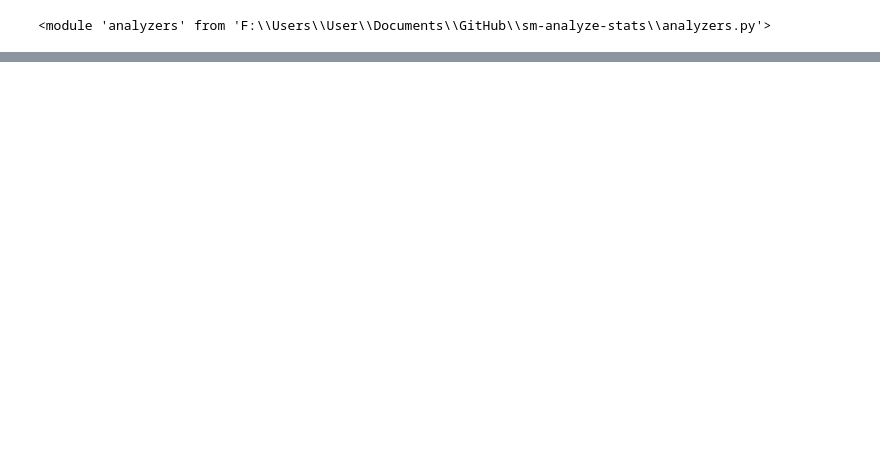
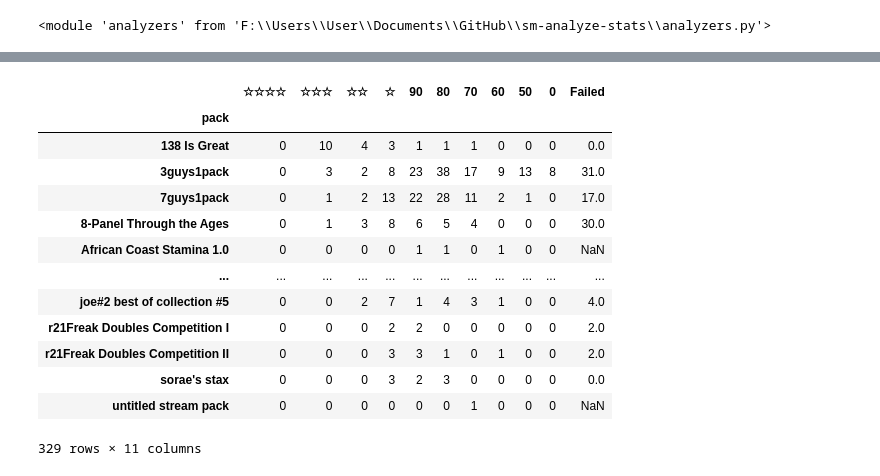
Before and after one commit to barrysir/sm-analyze-stats, a Jupyter notebook: Untitled1.ipynb, the cells around one changed output, grey strips where cells are left out. Saved outputs shown, nothing was run; the diff lists cells and outputs as text; code cells hidden in the pictures; blank space fills up the shorter version.

Commit message:
Pack Completion table (WIP)

```diff
--- a/Untitled1.ipynb
+++ b/Untitled1.ipynb
@@ -148,3 +161,20 @@ importlib.reload(analysis)
+# %%
+o.join(f)
+# %% [output]
+|  | ☆☆☆☆ | ☆☆☆ | ☆☆ | ☆ | 90 | 80 | 70 | 60 | 50 | 0 | Failed |
+| pack |  |  |  |  |  |  |  |  |  |  |  |
+| 138 Is Great | 0 | 10 | 4 | 3 | 1 | 1 | 1 | 0 | 0 | 0 | 0.0 |
+| 3guys1pack | 0 | 3 | 2 | 8 | 23 | 38 | 17 | 9 | 13 | 8 | 31.0 |
+| 7guys1pack | 0 | 1 | 2 | 13 | 22 | 28 | 11 | 2 | 1 | 0 | 17.0 |
+| 8-Panel Through the Ages | 0 | 1 | 3 | 8 | 6 | 5 | 4 | 0 | 0 | 0 | 30.0 |
+| African Coast Stamina 1.0 | 0 | 0 | 0 | 0 | 1 | 1 | 0 | 1 | 0 | 0 | NaN |
+| ... | ... | ... | ... | ... | ... | ... | ... | ... | ... | ... | ... |
+| joe#2 best of collection #5 | 0 | 0 | 2 | 7 | 1 | 4 | 3 | 1 | 0 | 0 | 4.0 |
+| r21Freak Doubles Competition I | 0 | 0 | 0 | 2 | 2 | 0 | 0 | 0 | 0 | 0 | 2.0 |
+| r21Freak Doubles Competition II | 0 | 0 | 0 | 3 | 3 | 1 | 0 | 1 | 0 | 0 | 2.0 |
+| sorae's stax | 0 | 0 | 0 | 3 | 2 | 3 | 0 | 0 | 0 | 0 | 0.0 |
+| untitled stream pack | 0 | 0 | 0 | 0 | 0 | 0 | 1 | 0 | 0 | 0 | NaN |
+329 rows × 11 columns
 # %%
 import analysis
 importlib.reload(analysis)
```
Also changed, not shown: parts of 21 cells of this notebook, 6 other files.
